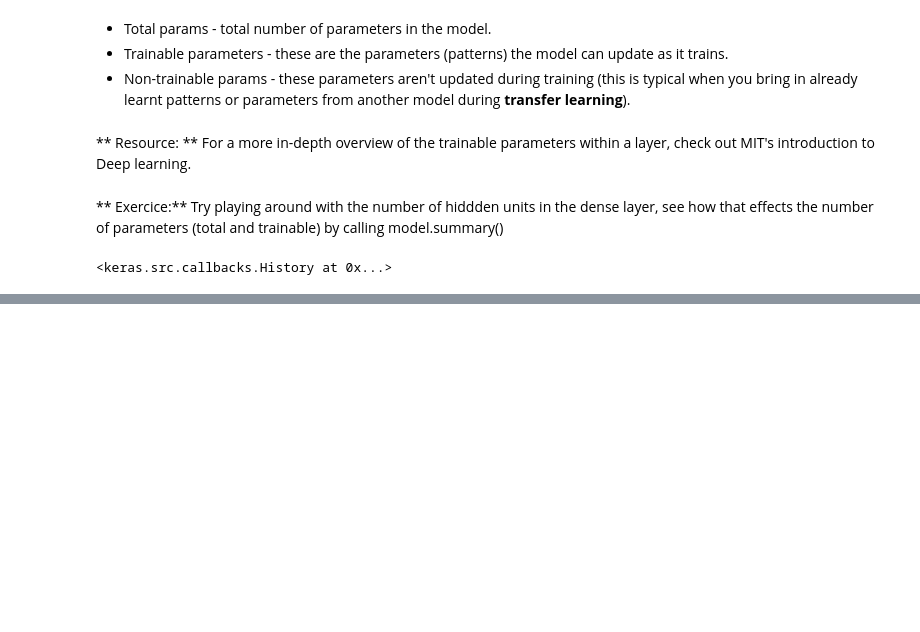
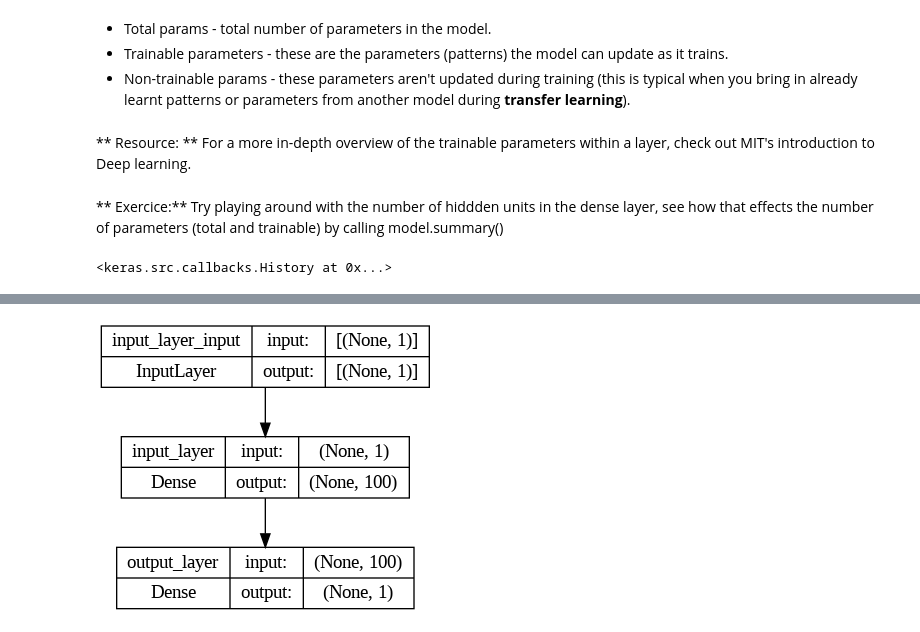
Before and after one commit to iota07/jupyter-notebooks, a Jupyter notebook: 01_neural_network_regression_with_tensorflow.ipynb, the cells around one changed output, grey strips where cells are left out. Saved outputs shown, nothing was run; the diff lists cells and outputs as text; code cells hidden in the pictures; blank space fills up the shorter version.

Commit message:
modelling experiments - saved a TensorFlow model

```diff
--- a/01_neural_network_regression_with_tensorflow.ipynb
+++ b/01_neural_network_regression_with_tensorflow.ipynb
@@ -381,13 +381,14 @@ tf.random.set_seed(42)
 
 # 1.Create a model (same as above)
 model = tf.keras.Sequential([
-    tf.keras.layers.Dense(1, input_shape=[1])
-])
+        tf.keras.layers.Dense(100, input_shape=[1], name="input_layer"),
+        tf.keras.layers.Dense(1, name="output_layer")
+], name="model_1")
 
 
 # 2. Compile the model
 model.compile(loss=tf.keras.losses.mae,
-              optimizer=tf.keras.optimizers.SGD(),
+              optimizer=tf.keras.optimizers.Adam(learning_rate=0.001),
               metrics=["mae"]
               )
 
@@ -416,6 +419,6 @@ _________________________________________________________________
 ** Exercice:** Try playing around with the number of hiddden units in the dense layer, see how that effects the number of parameters (total and trainable) by calling model.summary()
 # %%
 # Let's fit our model to the training data
-model.fit(X_train, y_train, epochs=100, verbose=0)
+model.fit(X_train, y_train, epochs=500, verbose=0)
 # %% [output]
 <keras.src.callbacks.History at 0x...>
@@ -421,0 +442,6 @@ model.fit(X_train, y_train, epochs=100, verbose=0)
+# %%
+from tensorflow.keras.utils import plot_model
+
+plot_model(model=model,show_shapes=True)
+# %% [output]
+[figure, added]
```
Also changed, not shown: parts of 55 cells of this notebook.
